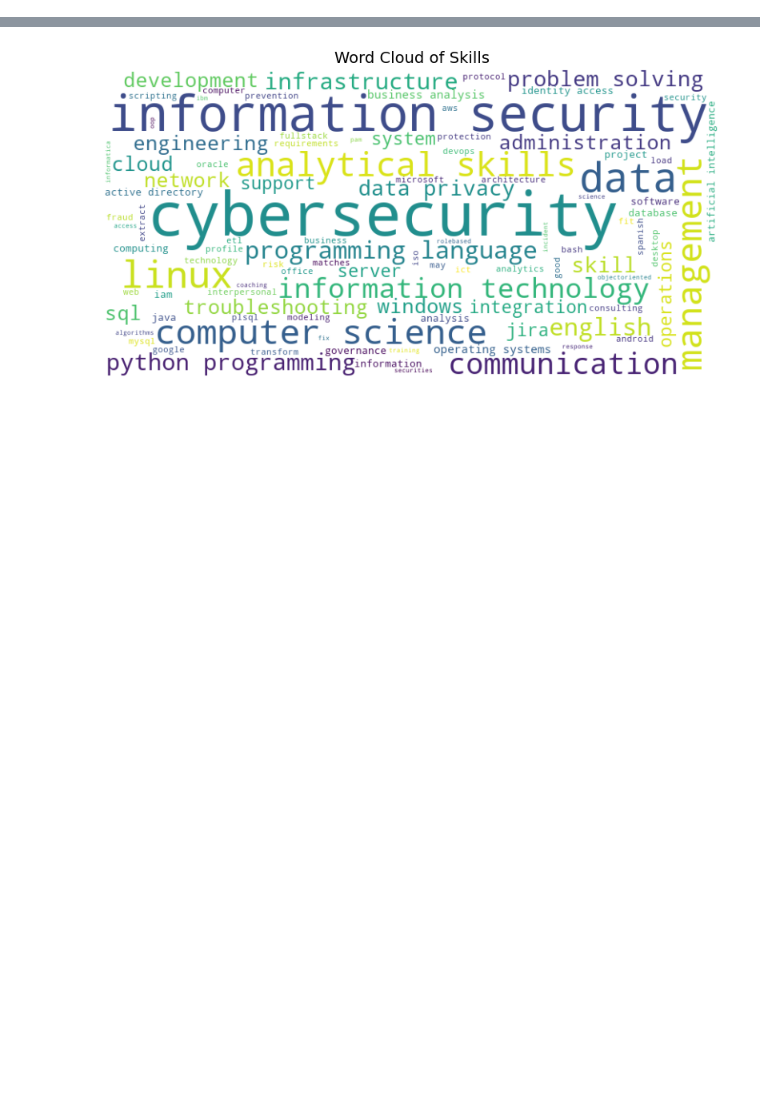
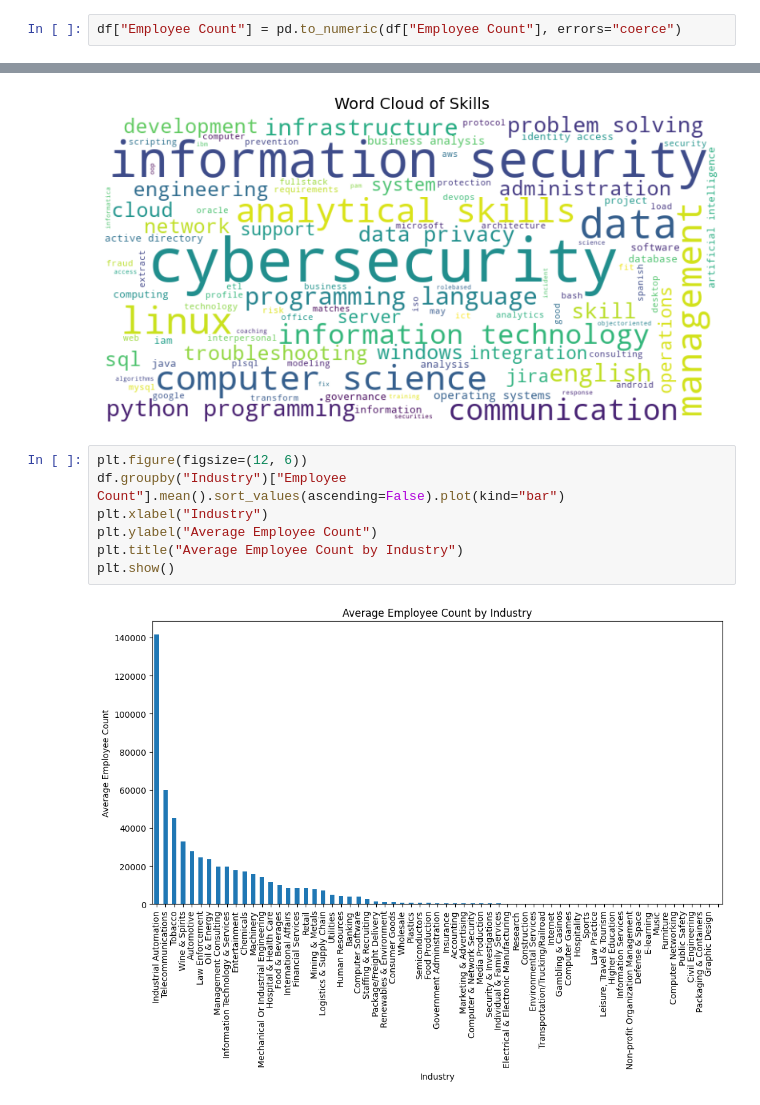
Before and after one commit to paulinaeb/ds-lab-pr, a Jupyter notebook: main.ipynb, the cells around one changed output, grey strips where cells are left out. Saved outputs shown, nothing was run; the diff lists cells and outputs as text; blank space fills up the shorter version.

Commit message:
added visualizations, added conversion of data types

```diff
--- a/main.ipynb
+++ b/main.ipynb
@@ -168,0 +170,2 @@ df.head(20)
+# %%
+df["Employee Count"] = pd.to_numeric(df["Employee Count"], errors="coerce")
@@ -402,3 +425,12 @@ plot_wordcloud(df["Cleaned_Skills"], "Word Cloud of Skills")
 # %% [output]
 [figure]
 [figure]
+# %%
+plt.figure(figsize=(12, 6))
+df.groupby("Industry")["Employee Count"].mean().sort_values(ascending=False).plot(kind="bar")
+plt.xlabel("Industry")
+plt.ylabel("Average Employee Count")
+plt.title("Average Employee Count by Industry")
+plt.show()
+# %% [output]
+[figure, added]
```
Also changed, not shown: parts of 9 cells of this notebook.
